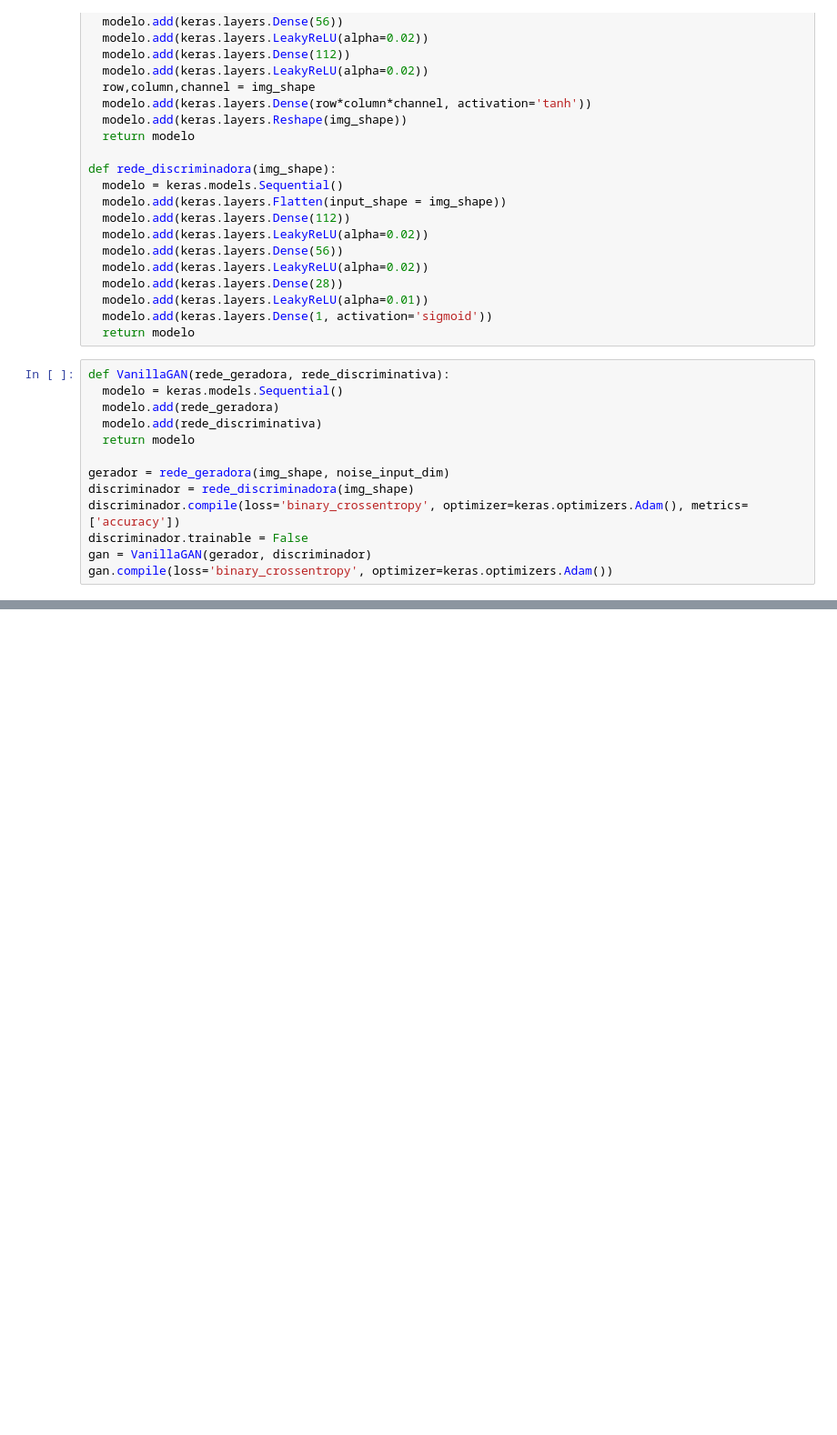
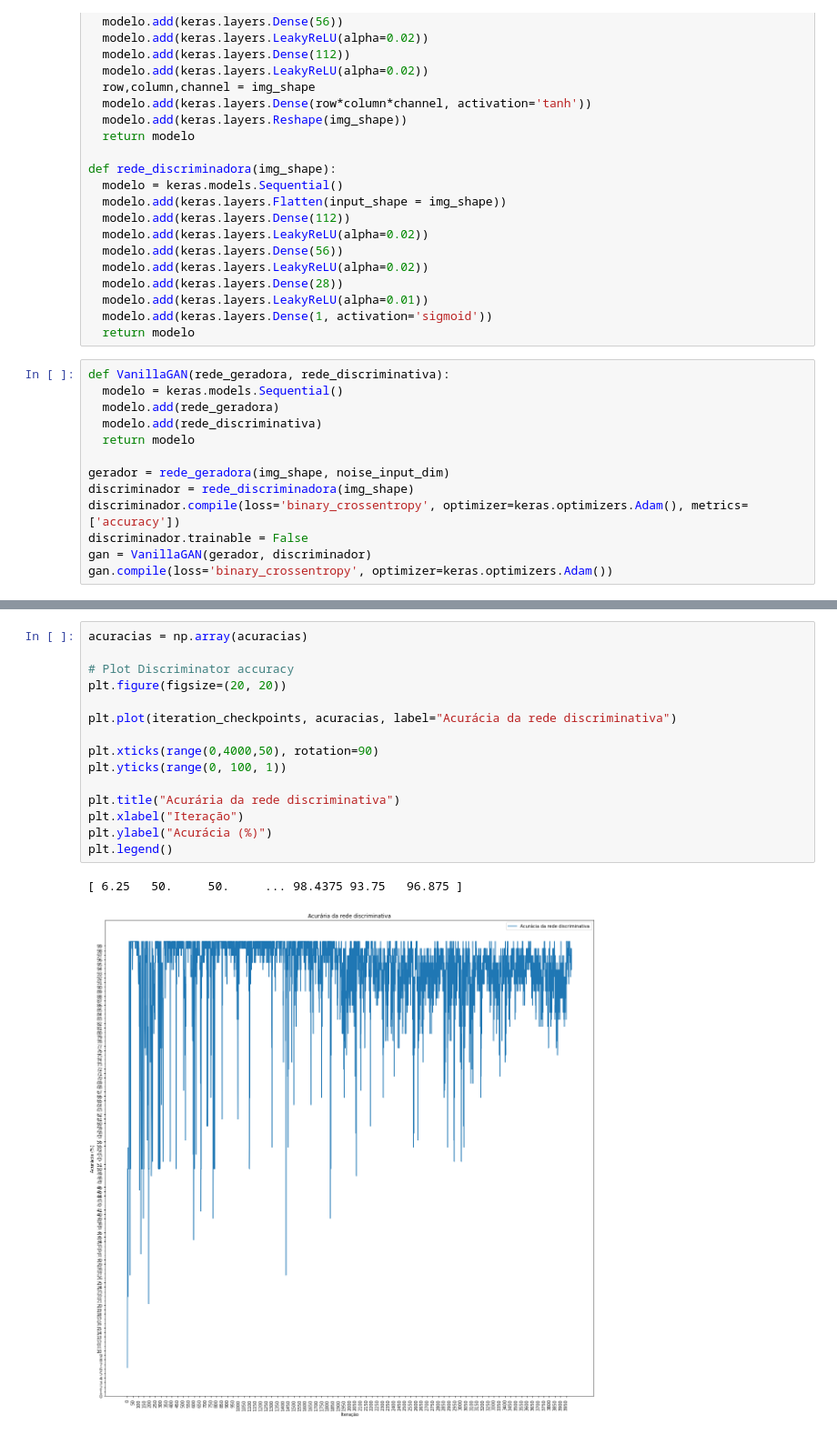
Before and after one commit to lcslima45/VanillaGAN, a Jupyter notebook: VanillaGAN.ipynb, the cells around one changed output, grey strips where cells are left out. Shown: that part at 91% size. Cells and saved outputs as stored; diff of their text form; blank space fills up the shorter version.

```diff
--- a/VanillaGAN.ipynb
+++ b/VanillaGAN.ipynb
@@ -186,0 +199,18 @@ A saída de streaming foi truncada nas últimas 5000 linhas.
+# %%
+acuracias = np.array(acuracias)
+
+# Plot Discriminator accuracy
+plt.figure(figsize=(20, 20))
+
+plt.plot(iteration_checkpoints, acuracias, label="Acurácia da rede discriminativa")
+
+plt.xticks(range(0,4000,50), rotation=90)
+plt.yticks(range(0, 100, 1))
+
+plt.title("Acurária da rede discriminativa")
+plt.xlabel("Iteração")
+plt.ylabel("Acurácia (%)")
+plt.legend()
+# %% [output]
+[ 6.25   50.     50.     ... 98.4375 93.75   96.875 ]
+[figure, added]
```
Also changed, not shown: parts of 9 cells of this notebook.
